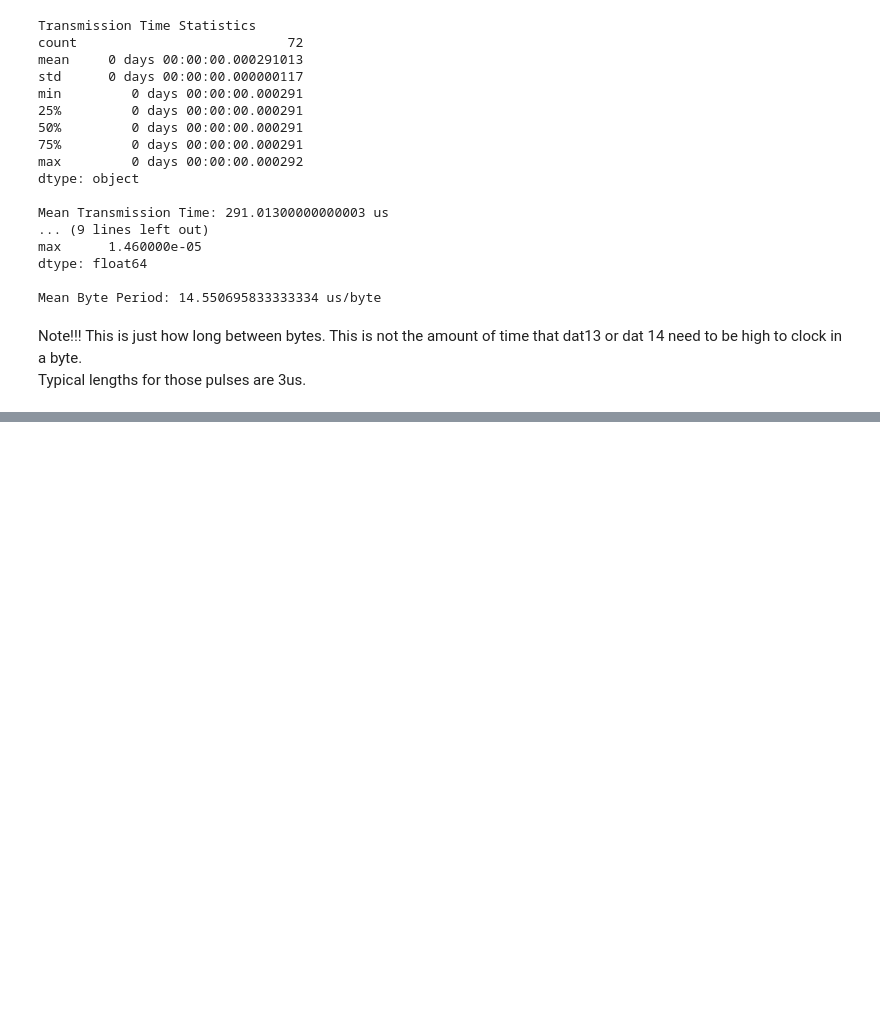
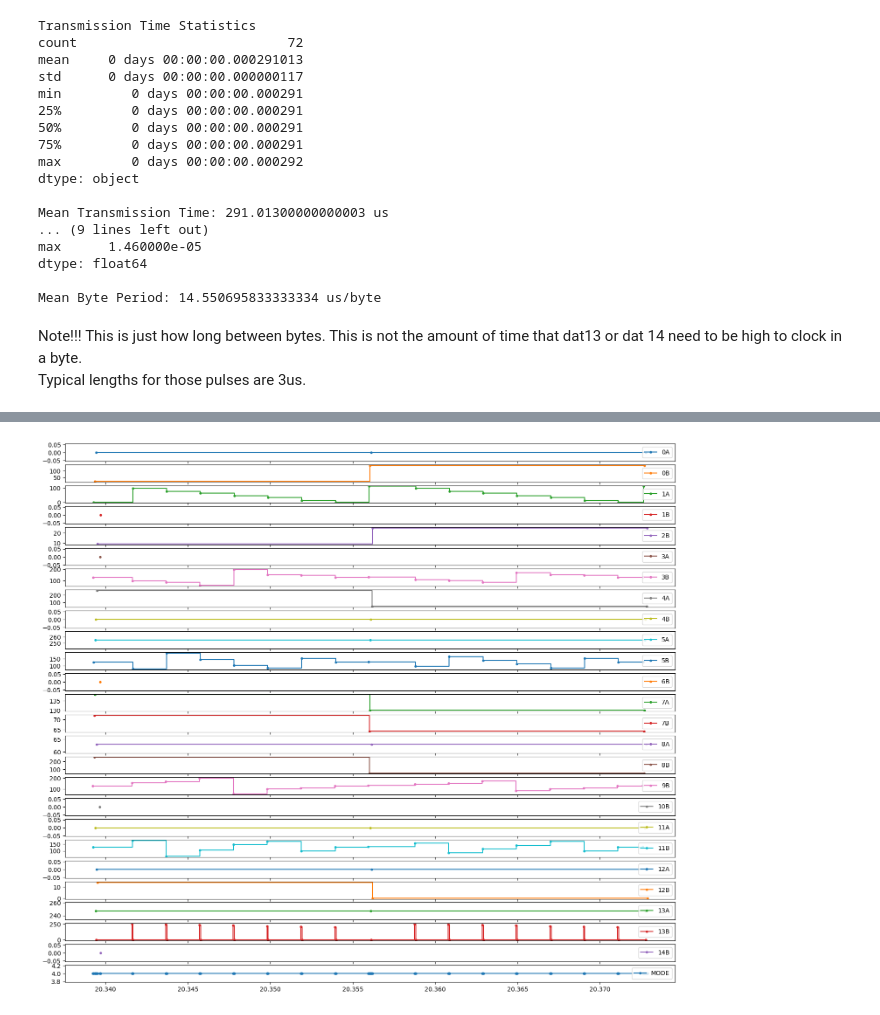
Before and after one commit to ebtrac/pp1_data_processing, a Jupyter notebook: pp1_dat_bus_processing.ipynb, the cells around one changed output, grey strips where cells are left out. Drawn from its saved outputs; the diff is of its cells as text; code cells hidden in the pictures; blank space fills up the shorter version.

```diff
--- a/pp1_dat_bus_processing.ipynb
+++ b/pp1_dat_bus_processing.ipynb
@@ -418,0 +473,14 @@ _,dat13pkprops = signal.find_peaks(df[' DAT13'], plateau_size=[1])
+# %%
+# extract data as a sequence of bytes
+dflatched = df[df['latch'].diff() == 1].copy() # latch on rising edge of 'latch'
+# extract value
+bits = dflatched.loc[:,' DAT1':' DAT8'].to_numpy()
+value_arr = np.sum(bits * (2**np.arange(7,-1,-1)), axis=1)
+dflatched['value'] = value_arr
+# extract address
+bits = dflatched.loc[:, ' DAT9':' DAT12'].to_numpy()
+addr_arr = np.sum(bits * (2**np.arange(3,-1,-1)), axis=1)
+dflatched['address'] = addr_arr
+# bank A or B
+dflatched['bank'] = dflatched.apply(lambda x: 'A' if x.iloc[15] == 1 else 'B', axis=1)
+dflatched = dflatched[['Time[s]', ' !ADV_MODE', ' DAT0', ' DAT13',' DAT14','value','address','bank','mode']]
@@ -418,0 +521,20 @@ _,dat13pkprops = signal.find_peaks(df[' DAT13'], plateau_size=[1])
+# %%
+styles = ['#1f77b4', '#ff7f0e', '#2ca02c', '#d62728', '#9467bd', '#8c564b', '#e377c2', '#7f7f7f', '#bcbd22', '#17becf']
+
+t0 = 20.325
+# t0 = 20.3415
+t1 = 20.375
+# t1 = 20.34175
+
+fig,axs = plt.subplots(nrows=len(grouped.groups.keys()) + 1, ncols=1, figsize=(18,16), sharex=True)
+i = 0
+for key in grouped.groups.keys():
+    datadf = grouped.get_group(key)
+    axs[i].plot(datadf['Time[s]'].loc[(datadf['Time[s]']>t0) & (datadf['Time[s]']<t1)],datadf['value'].loc[(datadf['Time[s]']>t0) & (datadf['Time[s]']<t1)],label=str(key[0])+key[1], marker='.',drawstyle='steps-post', color=styles[i%len(styles)])
+    axs[i].legend()
+    i+=1
+axs[i].plot(dflatched['Time[s]'].loc[(dflatched['Time[s]']>t0) & (dflatched['Time[s]']<t1)],dflatched['mode'].loc[(dflatched['Time[s]']>t0) & (dflatched['Time[s]']<t1)],label='MODE', marker='.')
+axs[i].legend()
+plt.show()
+# %% [output]
+[figure, added]
```
Also changed, not shown: parts of 17 cells of this notebook.
